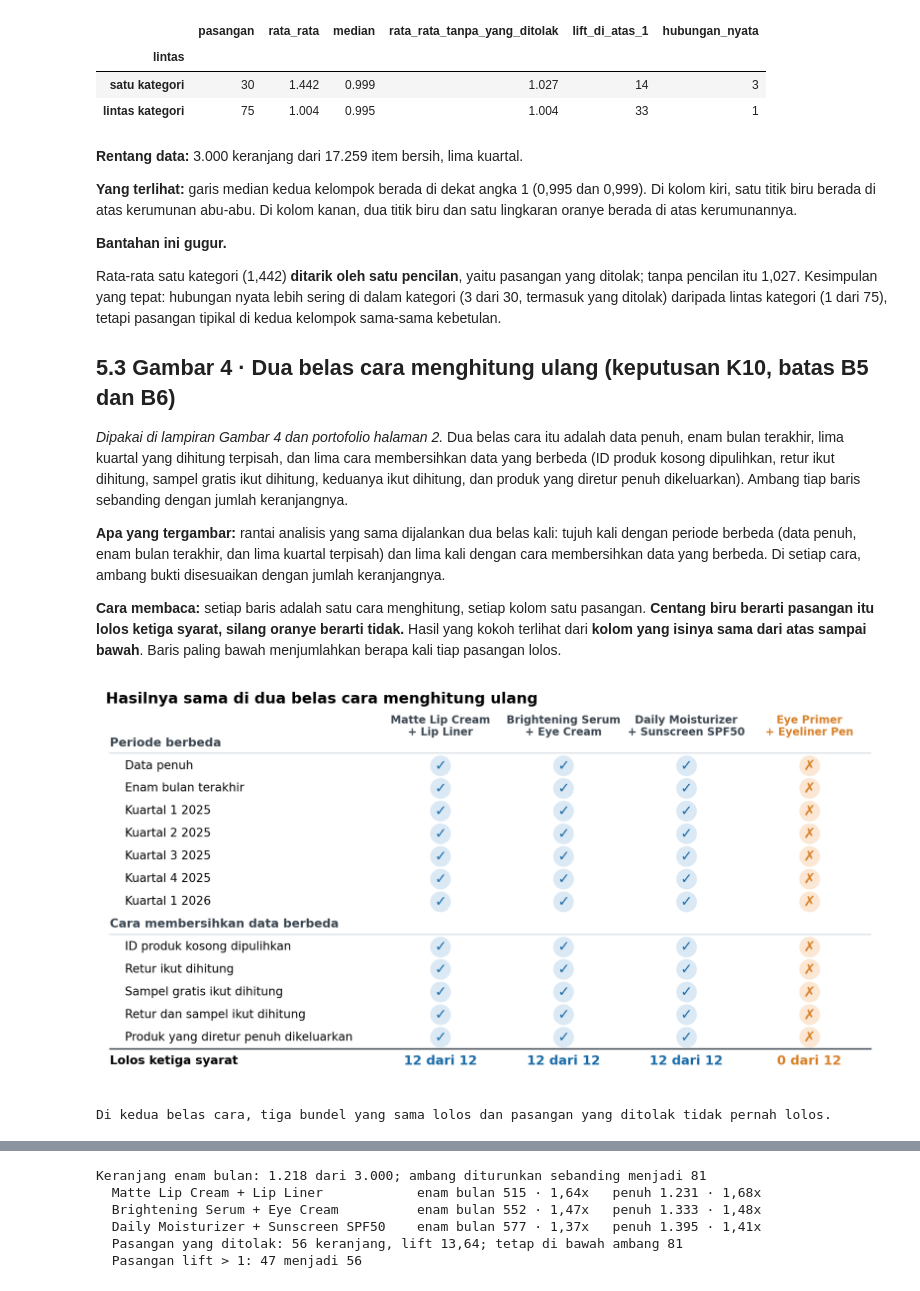
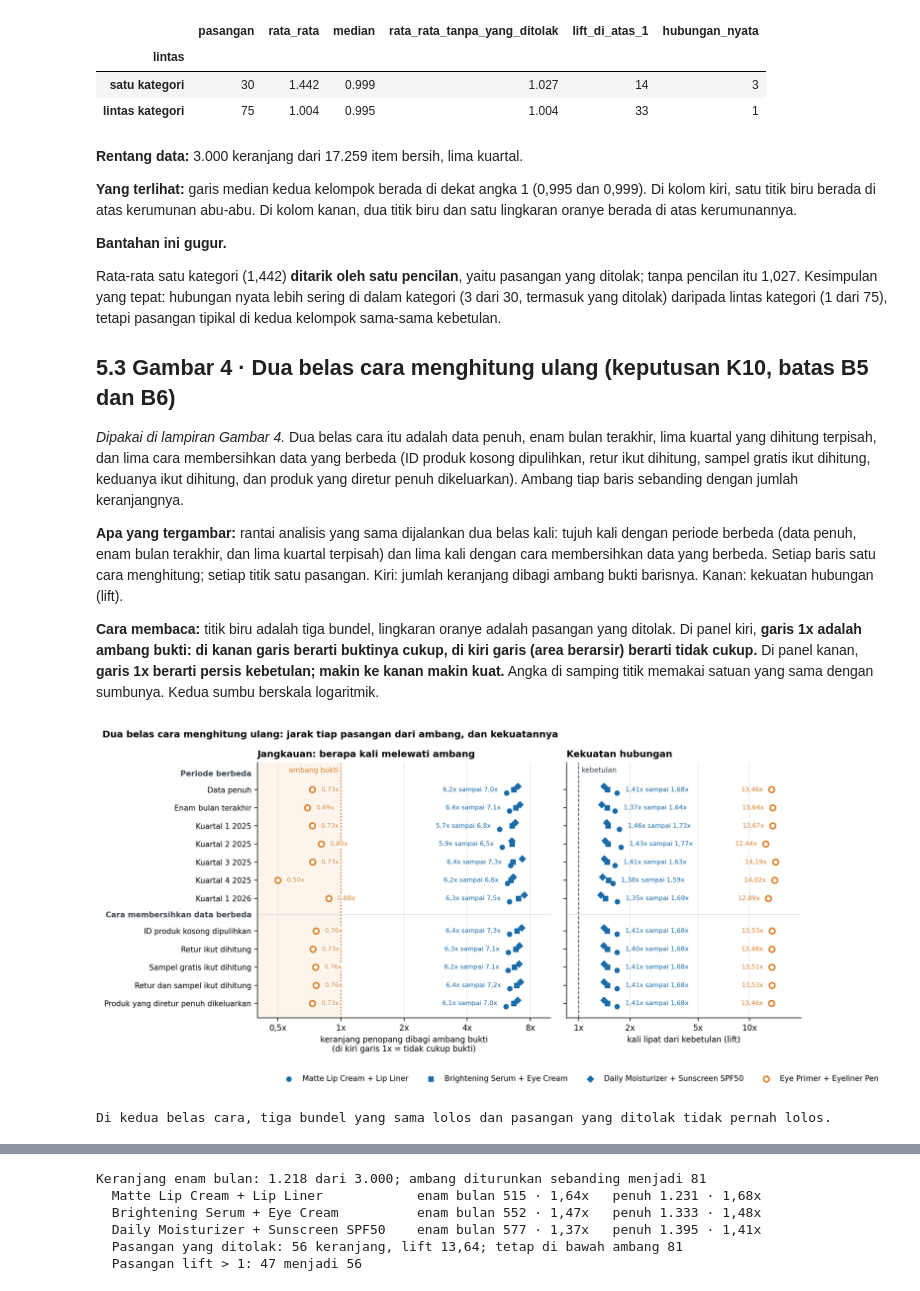
Before and after one commit to aoramaaulia-collab/market-basket-bundle-analysis, a Jupyter notebook: notebook/SQL-02_Market_Basket_DuckDB.ipynb, the cells around one changed output, grey strips where cells are left out. Drawn from its saved outputs; the diff is of its cells as text; code cells hidden in the pictures.

Commit message:
Hapus uji dua belas cara dari portofolio, perbarui grafik lampiran

```diff
--- a/notebook/SQL-02_Market_Basket_DuckDB.ipynb
+++ b/notebook/SQL-02_Market_Basket_DuckDB.ipynb
@@ -848,11 +867,11 @@ display(kat.style.format("{:.3f}", subset=["rata_rata", "median", "rata_rata_tan
 Rata-rata satu kategori (1,442) **ditarik oleh satu pencilan**, yaitu pasangan yang ditolak; tanpa pencilan itu 1,027. Kesimpulan yang tepat: hubungan nyata lebih sering di dalam kategori (3 dari 30, termasuk yang ditolak) daripada lintas kategori (1 dari 75), tetapi pasangan tipikal di kedua kelompok sama-sama kebetulan.
 
 ## 5.3 Gambar 4 · Dua belas cara menghitung ulang (keputusan K10, batas B5 dan B6)
-*Dipakai di lampiran Gambar 4 dan portofolio halaman 2.* Dua belas cara itu adalah data penuh, enam bulan terakhir, lima kuartal yang dihitung terpisah, dan lima cara membersihkan data yang berbeda (ID produk kosong dipulihkan, retur ikut dihitung, sampel gratis ikut dihitung, keduanya ikut dihitung, dan produk yang diretur penuh dikeluarkan). Ambang tiap baris sebanding dengan jumlah keranjangnya.
+*Dipakai di lampiran Gambar 4.* Dua belas cara itu adalah data penuh, enam bulan terakhir, lima kuartal yang dihitung terpisah, dan lima cara membersihkan data yang berbeda (ID produk kosong dipulihkan, retur ikut dihitung, sampel gratis ikut dihitung, keduanya ikut dihitung, dan produk yang diretur penuh dikeluarkan). Ambang tiap baris sebanding dengan jumlah keranjangnya.
 
-**Apa yang tergambar:** rantai analisis yang sama dijalankan dua belas kali: tujuh kali dengan periode berbeda (data penuh, enam bulan terakhir, dan lima kuartal terpisah) dan lima kali dengan cara membersihkan data yang berbeda. Di setiap cara, ambang bukti disesuaikan dengan jumlah keranjangnya.
+**Apa yang tergambar:** rantai analisis yang sama dijalankan dua belas kali: tujuh kali dengan periode berbeda (data penuh, enam bulan terakhir, dan lima kuartal terpisah) dan lima kali dengan cara membersihkan data yang berbeda. Setiap baris satu cara menghitung; setiap titik satu pasangan. Kiri: jumlah keranjang dibagi ambang bukti barisnya. Kanan: kekuatan hubungan (lift).
 
-**Cara membaca:** setiap baris adalah satu cara menghitung, setiap kolom satu pasangan. **Centang biru berarti pasangan itu lolos ketiga syarat, silang oranye berarti tidak.** Hasil yang kokoh terlihat dari **kolom yang isinya sama dari atas sampai bawah**. Baris paling bawah menjumlahkan berapa kali tiap pasangan lolos.
+**Cara membaca:** titik biru adalah tiga bundel, lingkaran oranye adalah pasangan yang ditolak. Di panel kiri, **garis 1x adalah ambang bukti: di kanan garis berarti buktinya cukup, di kiri garis (area berarsir) berarti tidak cukup.** Di panel kanan, **garis 1x berarti persis kebetulan; makin ke kanan makin kuat.** Angka di samping titik memakai satuan yang sama dengan sumbunya. Kedua sumbu berskala logaritmik.
 # %%
 def jalankan(label, filter_tgl="", qty=True, price=True, pulih=False, neto=False):
     src = "order_items"
@@ -866,35 +885,34 @@ def jalankan(label, filter_tgl="", qty=True, price=True, pulih=False, neto=False
             GROUP BY 1, 2 HAVING sum(CASE WHEN Quantity > 0 AND Price > 0 THEN Quantity
                                           WHEN Quantity < 0 THEN Quantity ELSE 0 END) > 0""")
     else:
         w = ["ProductID IS NOT NULL", "ProductID <> ''"] + (["Quantity > 0"] if qty else []) + (["Price > 0"] if price else [])
         con.execute(f"""CREATE OR REPLACE TABLE ks AS SELECT DISTINCT OrderID, ProductID FROM
             (SELECT DISTINCT * FROM {src} WHERE 1=1 {filter_tgl}) WHERE {' AND '.join(w)}""")
     mm = q("SELECT * FROM asosiasi('ks')")
     nn = int(mm.n.iloc[0]); amb = round(AMBANG * nn / n)
     lulus = mm[(mm.lift > 1) & (mm.bersama >= amb) & (mm.z > Z_MIN)]
     ok = set(zip(lulus.pa, lulus.pb))
     sel = {}
     for k in BUNDEL + [JEBAKAN]:
         x = mm[(mm.pa == k[0]) & (mm.pb == k[1])].iloc[0]; sel[k] = (int(x.bersama), x.lift, k in ok)
     return dict(label=label, ambang=amb, keranjang=nn, sel=sel, sama=(ok == set(BUNDEL)), lift_gt1=int((mm.lift > 1).sum()))
 
 kuartal = [("2025-01-01", "2025-04-01", "Kuartal 1 2025"), ("2025-04-01", "2025-07-01", "Kuartal 2 2025"),
            ("2025-07-01", "2025-10-01", "Kuartal 3 2025"), ("2025-10-01", "2026-01-01", "Kuartal 4 2025"),
            ("2026-01-01", "2026-04-01", "Kuartal 1 2026")]
 tabel12 = [jalankan("Data penuh"), jalankan("Enam bulan terakhir", "AND OrderDate >= DATE '2025-10-01'")]
 tabel12 += [jalankan(lab, f"AND OrderDate >= DATE '{a}' AND OrderDate < DATE '{b}'") for a, b, lab in kuartal]
 tabel12 += [jalankan("ID produk kosong dipulihkan", pulih=True), jalankan("Retur ikut dihitung", qty=False),
             jalankan("Sampel gratis ikut dihitung", price=False), jalankan("Retur dan sampel ikut dihitung", qty=False, price=False),
             jalankan("Produk yang diretur penuh dikeluarkan", neto=True)]
 assert all(r["sama"] for r in tabel12) and all(not r["sel"][JEBAKAN][2] for r in tabel12)
 
 kolom12 = [(k, nama, f"bundel {i}") for i, (k, nama) in enumerate(zip(BUNDEL, lolos.nama), 1)] + [(JEBAKAN, jebakan.nama, "pasangan yang ditolak")]
 gambar_dua_belas(tabel12, kolom12, anon=False, out="grafik/gambar4_dua_belas.png")
-gambar_dua_belas(tabel12, kolom12, anon=True, out="grafik/gambar4_dua_belas_portofolio.png")
 plt.close("all"); display(Image("grafik/gambar4_dua_belas.png", width=860))
 print("Di kedua belas cara, tiga bundel yang sama lolos dan pasangan yang ditolak tidak pernah lolos.")
 # %% [output]
-[figure, old version]
+[figure, new version]
 Di kedua belas cara, tiga bundel yang sama lolos dan pasangan yang ditolak tidak pernah lolos.
 # %% [markdown]
 **Rentang data:** 3.000 keranjang untuk data penuh, 1.218 untuk enam bulan, 551 sampai 625 per kuartal.
```
Also changed, not shown: parts of 4 cells of this notebook, 8 other files.
